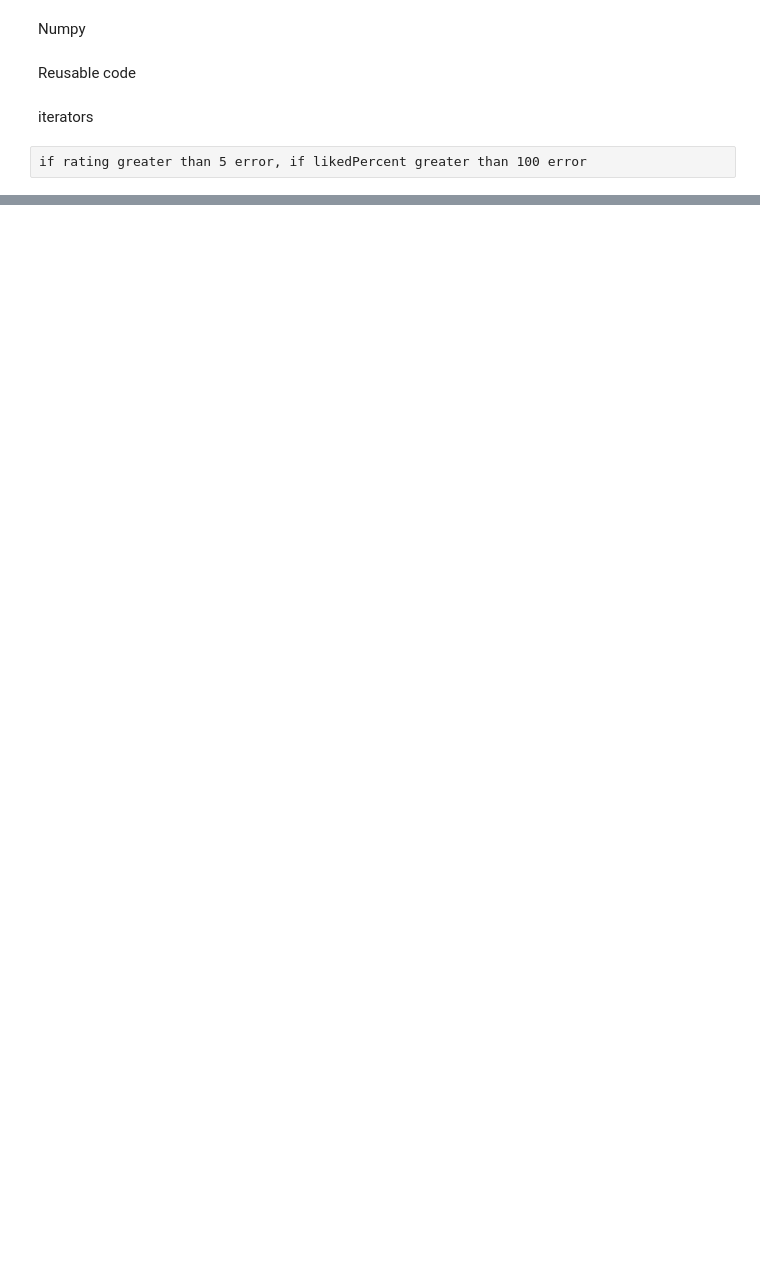
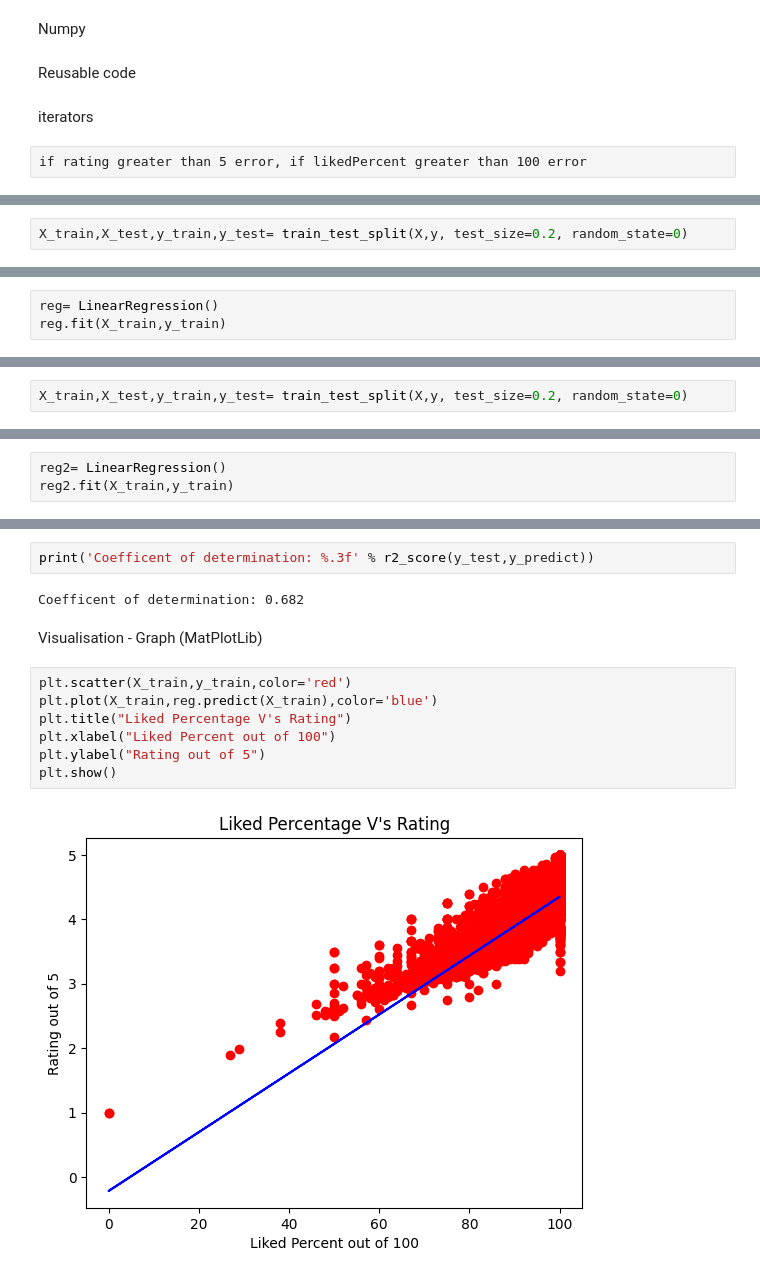
Before and after one commit to RobbiePratt/UCDPA_RobbiePratt, a Jupyter notebook: Project Assignment - Specialist Certificate in Data Analytics Essentials- Robbie Pratt .ipynb, the cells around one changed output, grey strips where cells are left out. Drawn from its saved outputs; the diff is of its cells as text; blank space fills up the shorter version.

```diff
--- a/Project Assignment - Specialist Certificate in Data Analytics Essentials- Robbie Pratt .ipynb
+++ b/Project Assignment - Specialist Certificate in Data Analytics Essentials- Robbie Pratt .ipynb
@@ -307,0 +411,2 @@ Machine learning
+# %%
+X_train,X_test,y_train,y_test= train_test_split(X,y, test_size=0.2, random_state=0)
@@ -307,0 +435,3 @@ Machine learning
+# %%
+reg= LinearRegression()
+reg.fit(X_train,y_train)
@@ -307,0 +469,2 @@ Machine learning
+# %%
+X_train,X_test,y_train,y_test= train_test_split(X,y, test_size=0.2, random_state=0)
@@ -307,0 +491,3 @@ Machine learning
+# %%
+reg2= LinearRegression()
+reg2.fit(X_train,y_train)
@@ -307,0 +515,15 @@ Machine learning
+# %%
+print('Coefficent of determination: %.3f' % r2_score(y_test,y_predict))
+# %% [output]
+Coefficent of determination: 0.682
+# %% [markdown]
+Visualisation - Graph (MatPlotLib)
+# %%
+plt.scatter(X_train,y_train,color='red')
+plt.plot(X_train,reg.predict(X_train),color='blue')
+plt.title("Liked Percentage V's Rating")
+plt.xlabel("Liked Percent out of 100")
+plt.ylabel("Rating out of 5")
+plt.show()
+# %% [output]
+[figure, added]
```
Also changed, not shown: parts of 42 cells of this notebook.
